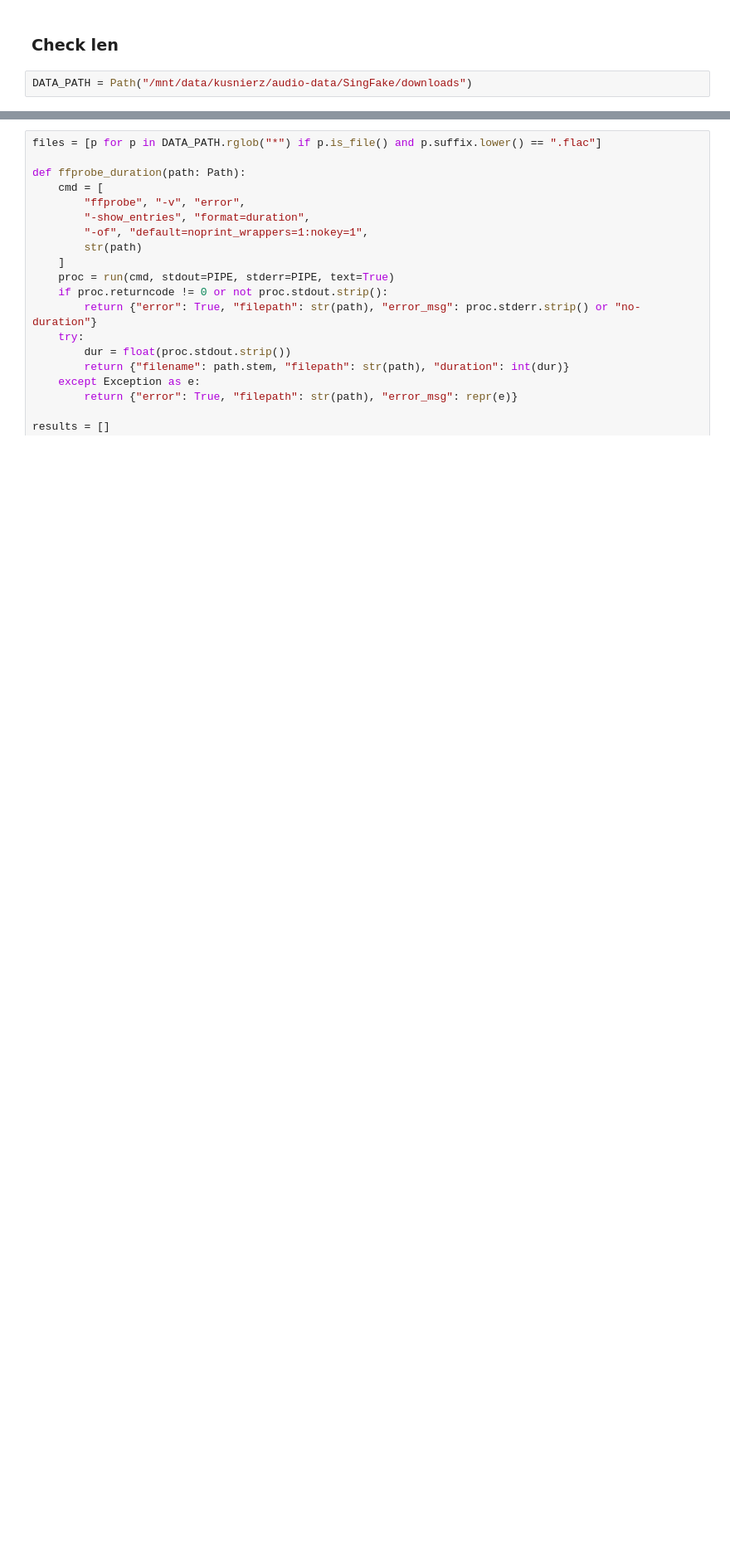
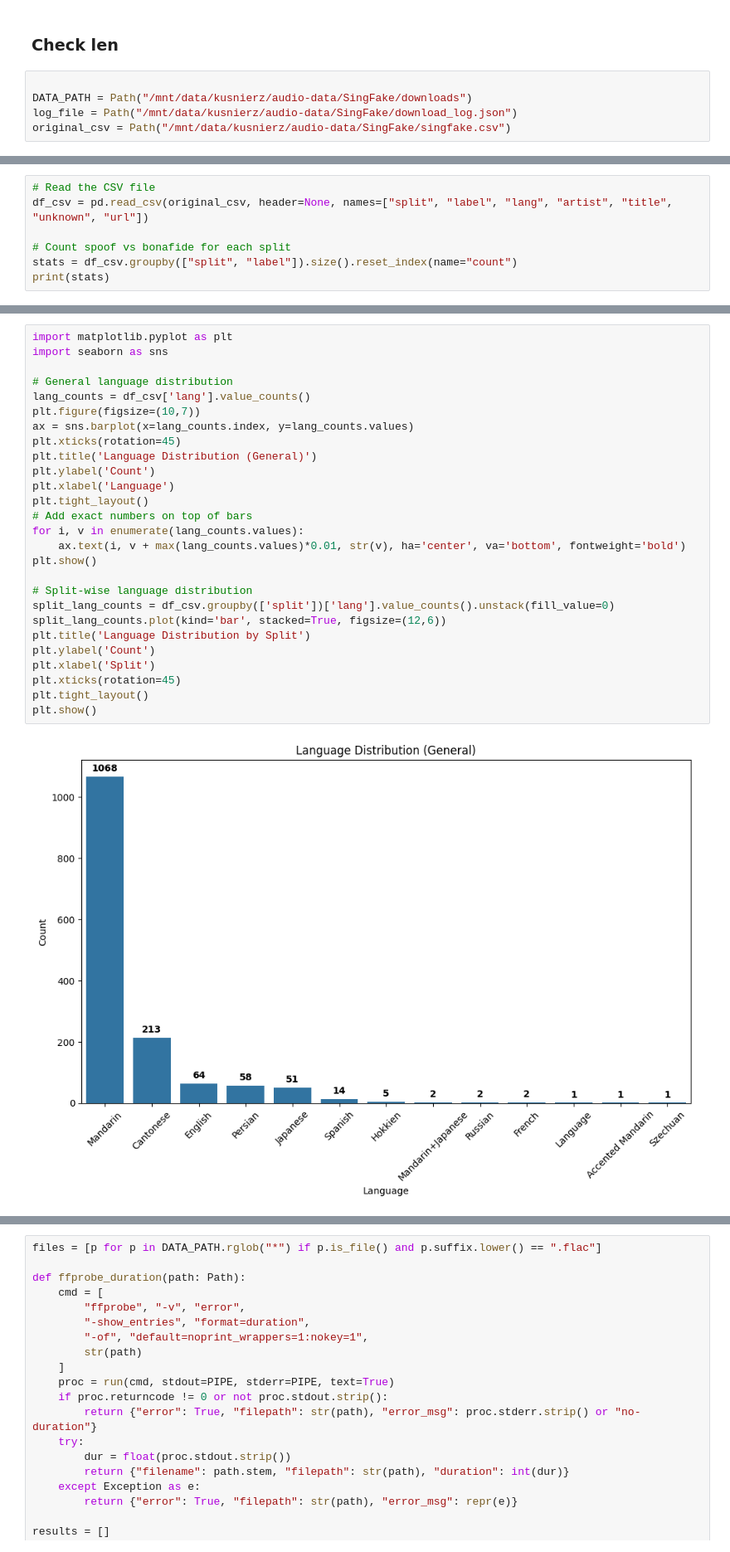
Before and after one commit to jkusnierz01/SVDD, a Jupyter notebook: notebooks/singfake.ipynb, the cells around one changed output, grey strips where cells are left out. Shown at 83% size. Saved outputs shown, nothing was run; the diff lists cells and outputs as text; blank space fills up the shorter version.

Commit message:
aasist baseline + data analysis + evaluation scripts

```diff
--- a/notebooks/singfake.ipynb
+++ b/notebooks/singfake.ipynb
@@ -12,4 +13,7 @@ import numpy as np
 # %% [markdown]
 ### Check len
 # %%
+
 DATA_PATH = Path("/mnt/data/kusnierz/audio-data/SingFake/downloads")
+log_file = Path("/mnt/data/kusnierz/audio-data/SingFake/download_log.json")
+original_csv = Path("/mnt/data/kusnierz/audio-data/SingFake/singfake.csv")
@@ -15,0 +22,7 @@ DATA_PATH = Path("/mnt/data/kusnierz/audio-data/SingFake/downloads")
+# %%
+# Read the CSV file
+df_csv = pd.read_csv(original_csv, header=None, names=["split", "label", "lang", "artist", "title", "unknown", "url"])
+
+# Count spoof vs bonafide for each split
+stats = df_csv.groupby(["split", "label"]).size().reset_index(name="count")
+print(stats)
@@ -15,0 +81,29 @@ DATA_PATH = Path("/mnt/data/kusnierz/audio-data/SingFake/downloads")
+# %%
+import matplotlib.pyplot as plt
+import seaborn as sns
+
+# General language distribution
+lang_counts = df_csv['lang'].value_counts()
+plt.figure(figsize=(10,7))
+ax = sns.barplot(x=lang_counts.index, y=lang_counts.values)
+plt.xticks(rotation=45)
+plt.title('Language Distribution (General)')
+plt.ylabel('Count')
+plt.xlabel('Language')
+plt.tight_layout()
+# Add exact numbers on top of bars
+for i, v in enumerate(lang_counts.values):
+    ax.text(i, v + max(lang_counts.values)*0.01, str(v), ha='center', va='bottom', fontweight='bold')
+plt.show()
+
+# Split-wise language distribution
+split_lang_counts = df_csv.groupby(['split'])['lang'].value_counts().unstack(fill_value=0)
+split_lang_counts.plot(kind='bar', stacked=True, figsize=(12,6))
+plt.title('Language Distribution by Split')
+plt.ylabel('Count')
+plt.xlabel('Split')
+plt.xticks(rotation=45)
+plt.tight_layout()
+plt.show()
+# %% [output]
+[figure, added]
```
Also changed, not shown: parts of 13 cells of this notebook, 25 other files.
